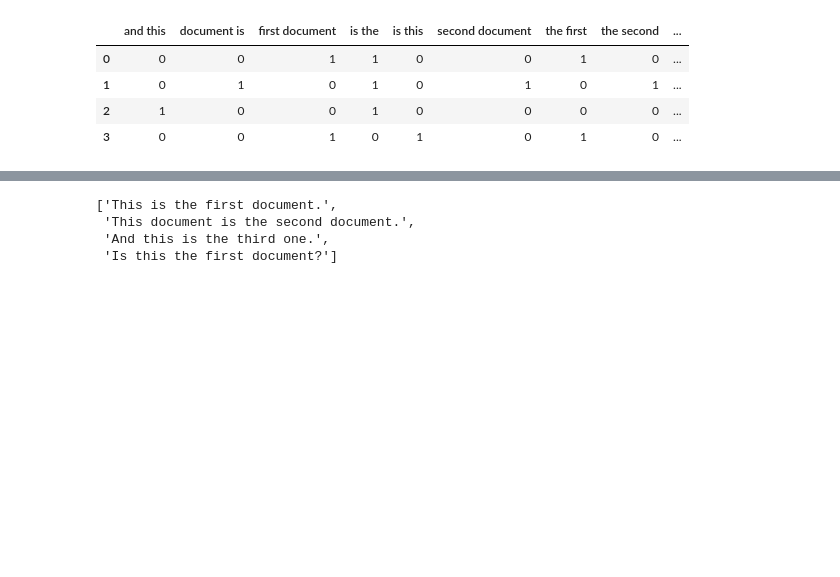
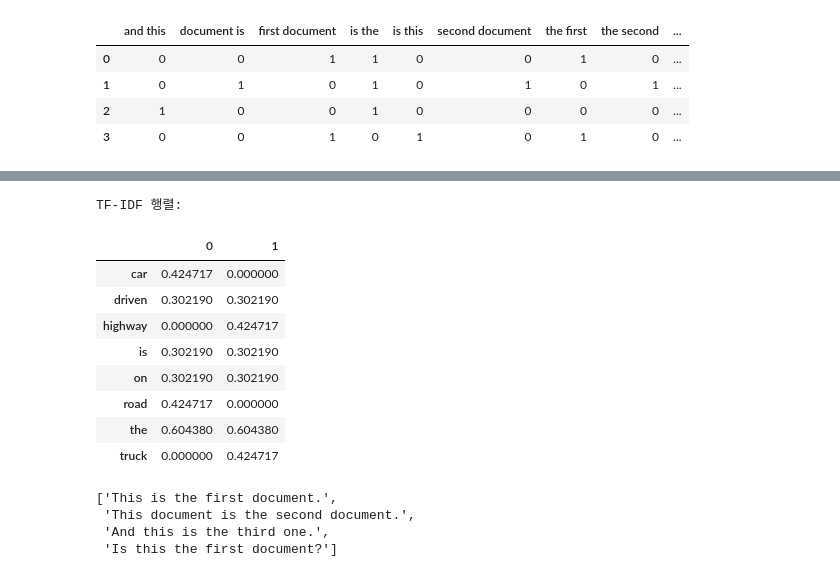
Before and after one commit to ancestor9/2025_Spring_Data-Management, a Jupyter notebook: week_07/Text_Representation_and_Embedding_02.ipynb, the cells around one changed output, grey strips where cells are left out. Drawn from its saved outputs; the diff is of its cells as text; code cells hidden in the pictures; blank space fills up the shorter version.

```diff
--- a/week_07/Text_Representation_and_Embedding_02.ipynb
+++ b/week_07/Text_Representation_and_Embedding_02.ipynb
@@ -292,3 +307,35 @@ pd.DataFrame(X2.toarray(), columns=vectorizer2.get_feature_names_out())
+# %%
+from sklearn.feature_extraction.text import TfidfVectorizer
+
+# TfidfVectorizer 인스턴스 생성
+vectorizer = TfidfVectorizer()
+
+# 문서에서 TF-IDF 특성 추출
+tfidf_matrix = vectorizer.fit_transform(text1)
+
+# 특성 이름(단어) 가져오기
+feature_names = vectorizer.get_feature_names_out()
+
+# TF-IDF 행렬을 데이터프레임으로 변환하여 보기 좋게 표시
+df = pd.DataFrame(
+    tfidf_matrix.toarray(),
+    columns=feature_names
+)
+
+# 결과 출력
+print("TF-IDF 행렬:")
+df.T
+# %% [output]
+TF-IDF 행렬:
+|  | 0 | 1 |
+| car | 0.424717 | 0.000000 |
+| driven | 0.302190 | 0.302190 |
+| highway | 0.000000 | 0.424717 |
+| is | 0.302190 | 0.302190 |
+| on | 0.302190 | 0.302190 |
+| road | 0.424717 | 0.000000 |
+| the | 0.604380 | 0.604380 |
+| truck | 0.000000 | 0.424717 |
 # %%
 corpus
 # %% [output]
```
Also changed, not shown: parts of 11 cells of this notebook.
